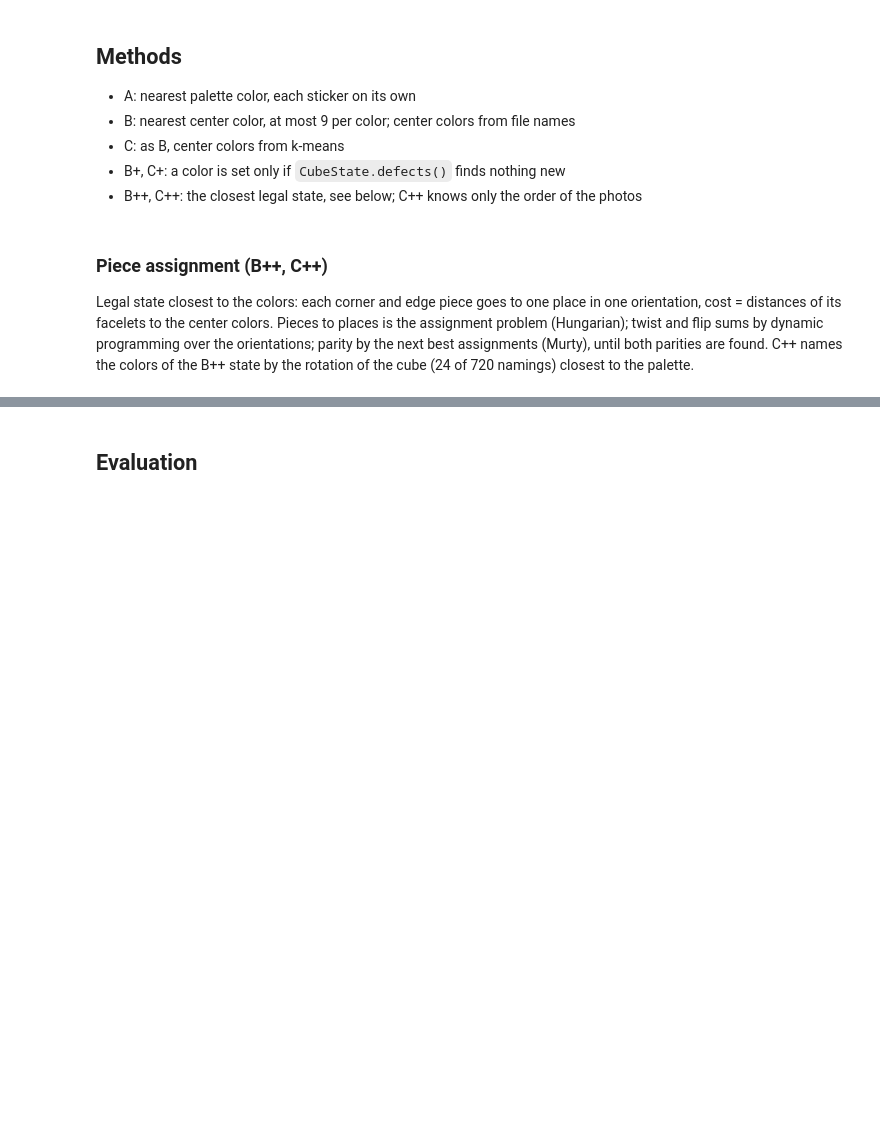
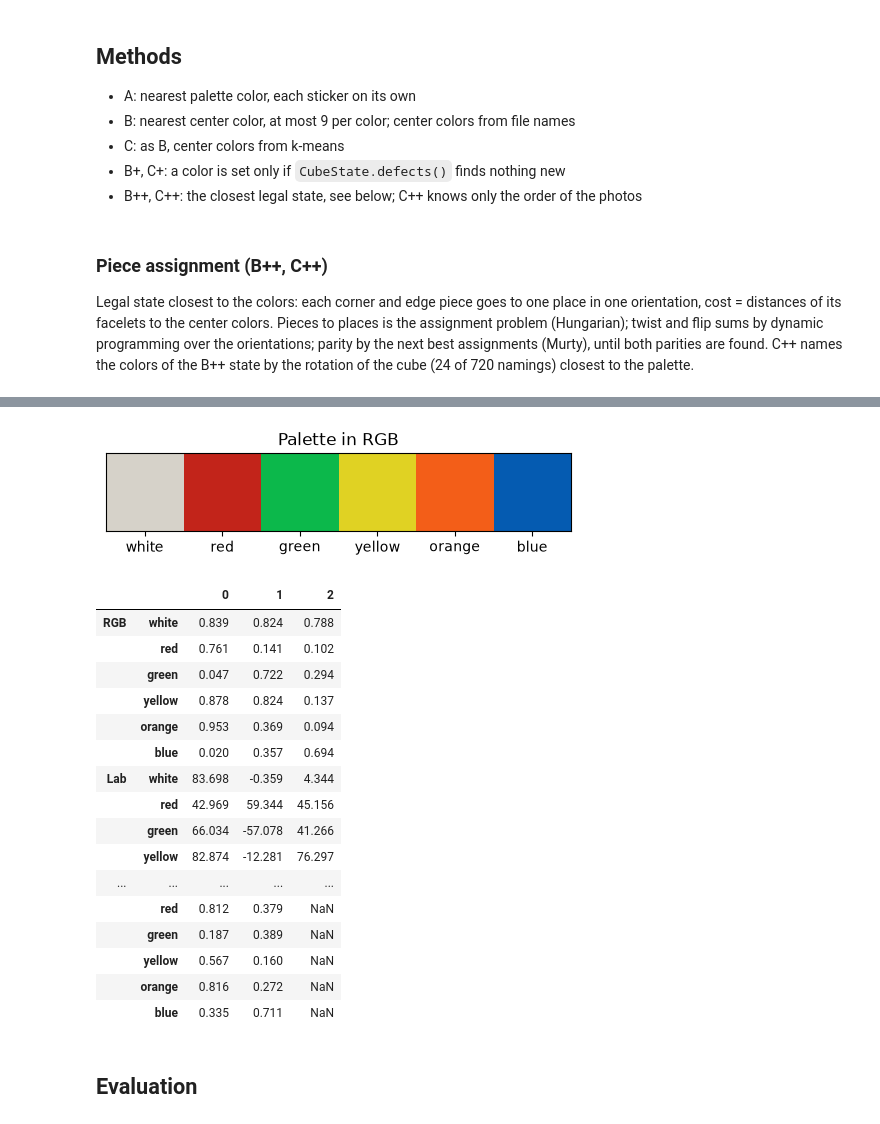
Before and after one commit to kwyrzyk/puzzle-vision, a Jupyter notebook: research/notebooks/3.1-kw-sticker-color-classification.ipynb, the cells around one changed output, grey strips where cells are left out. Cells and saved outputs as stored; diff of their text form; code cells hidden in the pictures; blank space fills up the shorter version.

```diff
--- a/research/notebooks/3.1-kw-sticker-color-classification.ipynb
+++ b/research/notebooks/3.1-kw-sticker-color-classification.ipynb
@@ -75,0 +89,15 @@ print(f"{len(cubes)} cubes, {sum(map(len, cubes.values()))} stickers")
+# %%
+split = yaml.safe_load((PROJ_ROOT / "params.yaml").read_text())["split"]
+split_of = split_cubes(sorted(cubes), split["train"], split["val"], seed=split["seed"])
+SETS = {
+    "train": sorted(cube_id for cube_id in cubes if split_of[cube_id] == "train"),
+    "test": sorted(cube_id for cube_id in cubes if split_of[cube_id] != "train"),
+}
+with (RAW_METADATA_DIR / "cubes.csv").open(newline="") as f:
+    truth = {
+        row["cube_id"]: CubeState.from_scramble(row["scramble"])
+        for row in csv.DictReader(f)
+        if row["cube_id"] in cubes
+    }
+for name, cube_ids in SETS.items():
+    print(f"{name}: {len(cube_ids)} cubes")
@@ -329,2 +357,50 @@ def methods(features, palette):
+# %%
+features = {  # space -> cube_id -> {(face, index): feature}
+    space: {
+        cube_id: {place: np.median(feature(pixels), axis=0) for place, pixels in stickers.items()}
+        for cube_id, stickers in cubes.items()
+    }
+    for space, feature in SPACES.items()
+}
+
+
+def fit_palette(by_cube):
+    points = {face: [] for face in Face}
+    for cube_id in SETS["train"]:
+        for (face, index), point in by_cube[cube_id].items():
+            points[truth[cube_id].color(face, index)].append(point)
+    return np.array([np.median(points[face], axis=0) for face in Face])  # rows in Face order
+
+
+palettes = {space: fit_palette(by_cube) for space, by_cube in features.items()}
+fig, ax = plt.subplots(figsize=(6, 1.4))
+ax.imshow(palettes["RGB"][None])
+ax.set_xticks(range(len(Face)), [COLOR[face] for face in Face])
+ax.set_yticks([])
+ax.set_title("Palette in RGB")
+plt.show()
+pd.concat(
+    {space: pd.DataFrame(palette, index=[COLOR[face] for face in Face])
+     for space, palette in palettes.items()}
+).round(3)  # fmt: skip
+# %% [output]
+[figure, added]
+|  |  | 0 | 1 | 2 |
+| RGB | white | 0.839 | 0.824 | 0.788 |
+|  | red | 0.761 | 0.141 | 0.102 |
+|  | green | 0.047 | 0.722 | 0.294 |
+|  | yellow | 0.878 | 0.824 | 0.137 |
+|  | orange | 0.953 | 0.369 | 0.094 |
+|  | blue | 0.020 | 0.357 | 0.694 |
+| Lab | white | 83.698 | -0.359 | 4.344 |
+|  | red | 42.969 | 59.344 | 45.156 |
+|  | green | 66.034 | -57.078 | 41.266 |
+|  | yellow | 82.874 | -12.281 | 76.297 |
+| ... | ... | ... | ... | ... |
+|  | red | 0.812 | 0.379 | NaN |
+|  | green | 0.187 | 0.389 | NaN |
+|  | yellow | 0.567 | 0.160 | NaN |
+|  | orange | 0.816 | 0.272 | NaN |
+|  | blue | 0.335 | 0.711 | NaN |
 # %%
 states = {}  # space -> method -> cube_id -> CubeState
```
Also changed, not shown: parts of 13 cells of this notebook.
